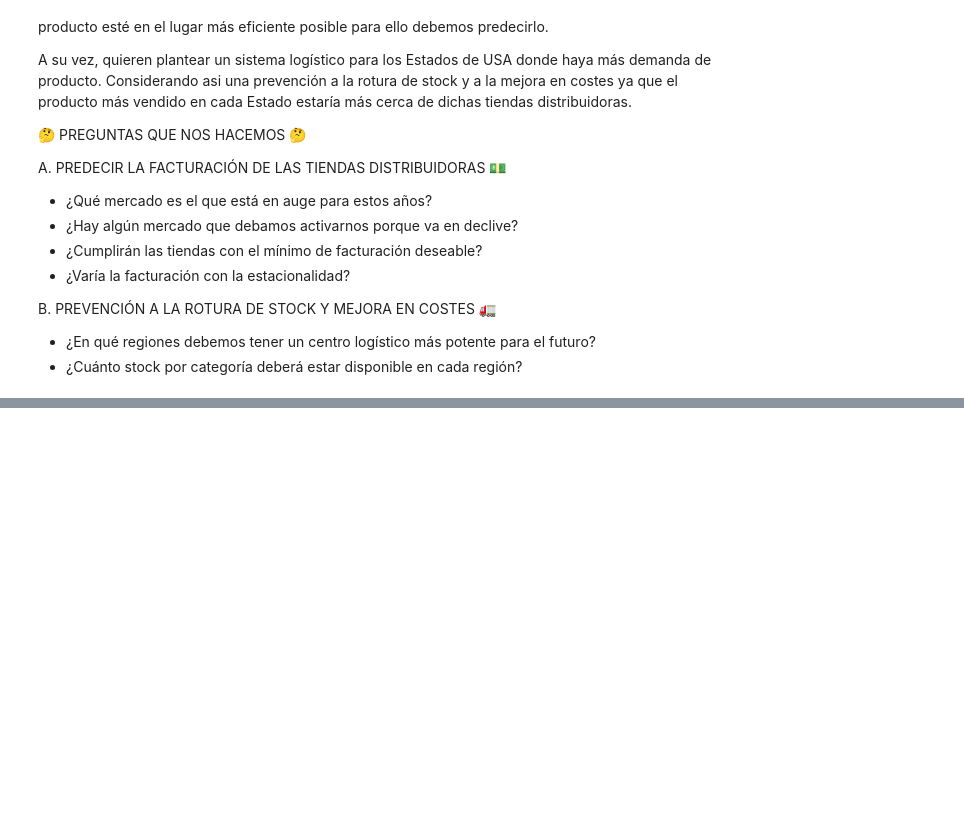
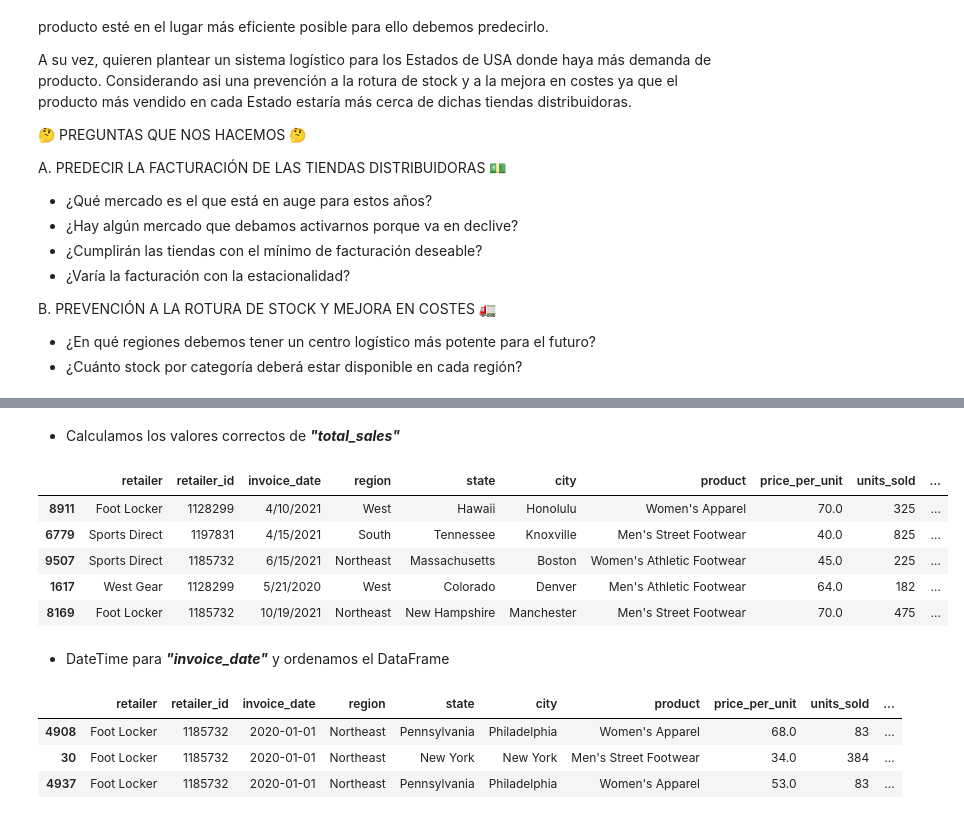
Before and after one commit to antonio-herrera-gb/ML_Adidas-Forecast, a Jupyter notebook: src/results_notebook/final_notebook.ipynb, the cells around one changed output, grey strips where cells are left out. Drawn from its saved outputs; the diff is of its cells as text; code cells hidden in the pictures; blank space fills up the shorter version.

```diff
--- a/src/results_notebook/final_notebook.ipynb
+++ b/src/results_notebook/final_notebook.ipynb
@@ -37,0 +154,4 @@ B. PREVENCIÓN A LA ROTURA DE STOCK Y MEJORA EN COSTES 🚛
+# %%
+df["total_sales"] = pd.to_numeric(df["total_sales"].str.replace(",", ""),errors="coerce")
+# %%
+df["price_per_unit"] = df["price_per_unit"].fillna(df["total_sales"] / df["units_sold"])
@@ -37,0 +180,15 @@ B. PREVENCIÓN A LA ROTURA DE STOCK Y MEJORA EN COSTES 🚛
+# %% [markdown]
+- Calculamos los valores correctos de ***"total_sales"***
+# %%
+df['total_sales'] = df['price_per_unit'] * df['units_sold']
+# %%
+df.sample(5)
+# %% [output]
+|  | retailer | retailer_id | invoice_date | region | state | city | product | price_per_unit | units_sold | ... |
+| 8911 | Foot Locker | 1128299 | 4/10/2021 | West | Hawaii | Honolulu | Women's Apparel | 70.0 | 325 | ... |
+| 6779 | Sports Direct | 1197831 | 4/15/2021 | South | Tennessee | Knoxville | Men's Street Footwear | 40.0 | 825 | ... |
+| 9507 | Sports Direct | 1185732 | 6/15/2021 | Northeast | Massachusetts | Boston | Women's Athletic Footwear | 45.0 | 225 | ... |
+| 1617 | West Gear | 1128299 | 5/21/2020 | West | Colorado | Denver | Men's Athletic Footwear | 64.0 | 182 | ... |
+| 8169 | Foot Locker | 1185732 | 10/19/2021 | Northeast | New Hampshire | Manchester | Men's Street Footwear | 70.0 | 475 | ... |
+# %% [markdown]
+- DateTime para ***"invoice_date"*** y ordenamos el DataFrame
@@ -37,0 +197,8 @@ B. PREVENCIÓN A LA ROTURA DE STOCK Y MEJORA EN COSTES 🚛
+# %%
+df = df.sort_values(by="invoice_date")
+df.head(3)
+# %% [output]
+|  | retailer | retailer_id | invoice_date | region | state | city | product | price_per_unit | units_sold | ... |
+| 4908 | Foot Locker | 1185732 | 2020-01-01 | Northeast | Pennsylvania | Philadelphia | Women's Apparel | 68.0 | 83 | ... |
+| 30 | Foot Locker | 1185732 | 2020-01-01 | Northeast | New York | New York | Men's Street Footwear | 34.0 | 384 | ... |
+| 4937 | Foot Locker | 1185732 | 2020-01-01 | Northeast | Pennsylvania | Philadelphia | Women's Apparel | 53.0 | 83 | ... |
```
Also changed, not shown: parts of 42 cells of this notebook, 1 other file.
